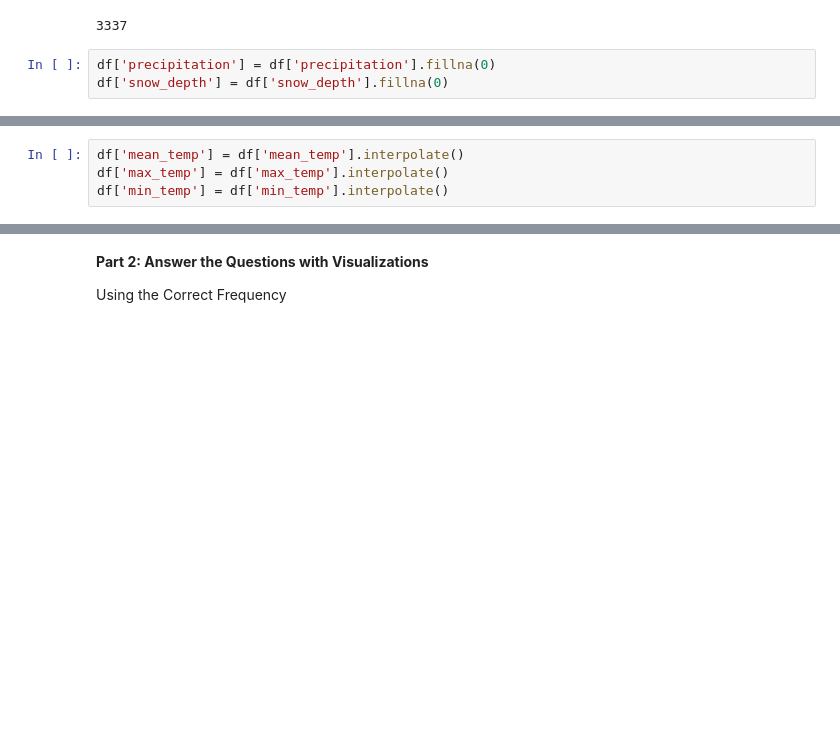
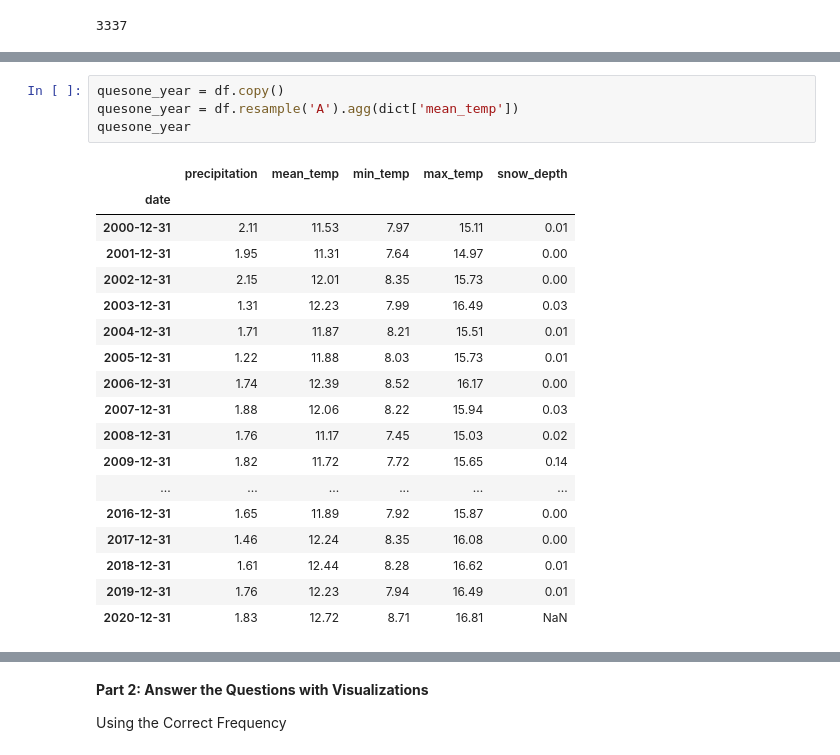
Before and after one commit to BenjaminEngel919/Resampling-Datetime-Data, a Jupyter notebook: Resampling Datetime Data.ipynb, the cells around one changed output, grey strips where cells are left out. Saved outputs shown, nothing was run; the diff lists cells and outputs as text; blank space fills up the shorter version.

```diff
--- a/Resampling Datetime Data.ipynb
+++ b/Resampling Datetime Data.ipynb
@@ -113,6 +150,3 @@ dtype: int64
 df.isna().sum().sum()
 # %% [output]
 3337
-# %%
-df['precipitation'] = df['precipitation'].fillna(0)
-df['snow_depth'] = df['snow_depth'].fillna(0)
@@ -128,4 +152,0 @@ dtype: int64
-# %%
-df['mean_temp'] = df['mean_temp'].interpolate()
-df['max_temp'] = df['max_temp'].interpolate()
-df['min_temp'] = df['min_temp'].interpolate()
@@ -140,0 +174,23 @@ dtype: int64
+# %%
+quesone_year = df.copy()
+quesone_year = df.resample('A').agg(dict['mean_temp'])
+quesone_year
+# %% [output]
+|  | precipitation | mean_temp | min_temp | max_temp | snow_depth |
+| date |  |  |  |  |  |
+| 2000-12-31 | 2.11 | 11.53 | 7.97 | 15.11 | 0.01 |
+| 2001-12-31 | 1.95 | 11.31 | 7.64 | 14.97 | 0.00 |
+| 2002-12-31 | 2.15 | 12.01 | 8.35 | 15.73 | 0.00 |
+| 2003-12-31 | 1.31 | 12.23 | 7.99 | 16.49 | 0.03 |
+| 2004-12-31 | 1.71 | 11.87 | 8.21 | 15.51 | 0.01 |
+| 2005-12-31 | 1.22 | 11.88 | 8.03 | 15.73 | 0.01 |
+| 2006-12-31 | 1.74 | 12.39 | 8.52 | 16.17 | 0.00 |
+| 2007-12-31 | 1.88 | 12.06 | 8.22 | 15.94 | 0.03 |
+| 2008-12-31 | 1.76 | 11.17 | 7.45 | 15.03 | 0.02 |
+| 2009-12-31 | 1.82 | 11.72 | 7.72 | 15.65 | 0.14 |
+| ... | ... | ... | ... | ... | ... |
+| 2016-12-31 | 1.65 | 11.89 | 7.92 | 15.87 | 0.00 |
+| 2017-12-31 | 1.46 | 12.24 | 8.35 | 16.08 | 0.00 |
+| 2018-12-31 | 1.61 | 12.44 | 8.28 | 16.62 | 0.01 |
+| 2019-12-31 | 1.76 | 12.23 | 7.94 | 16.49 | 0.01 |
+| 2020-12-31 | 1.83 | 12.72 | 8.71 | 16.81 | NaN |
```
Also changed, not shown: parts of 51 cells of this notebook.
